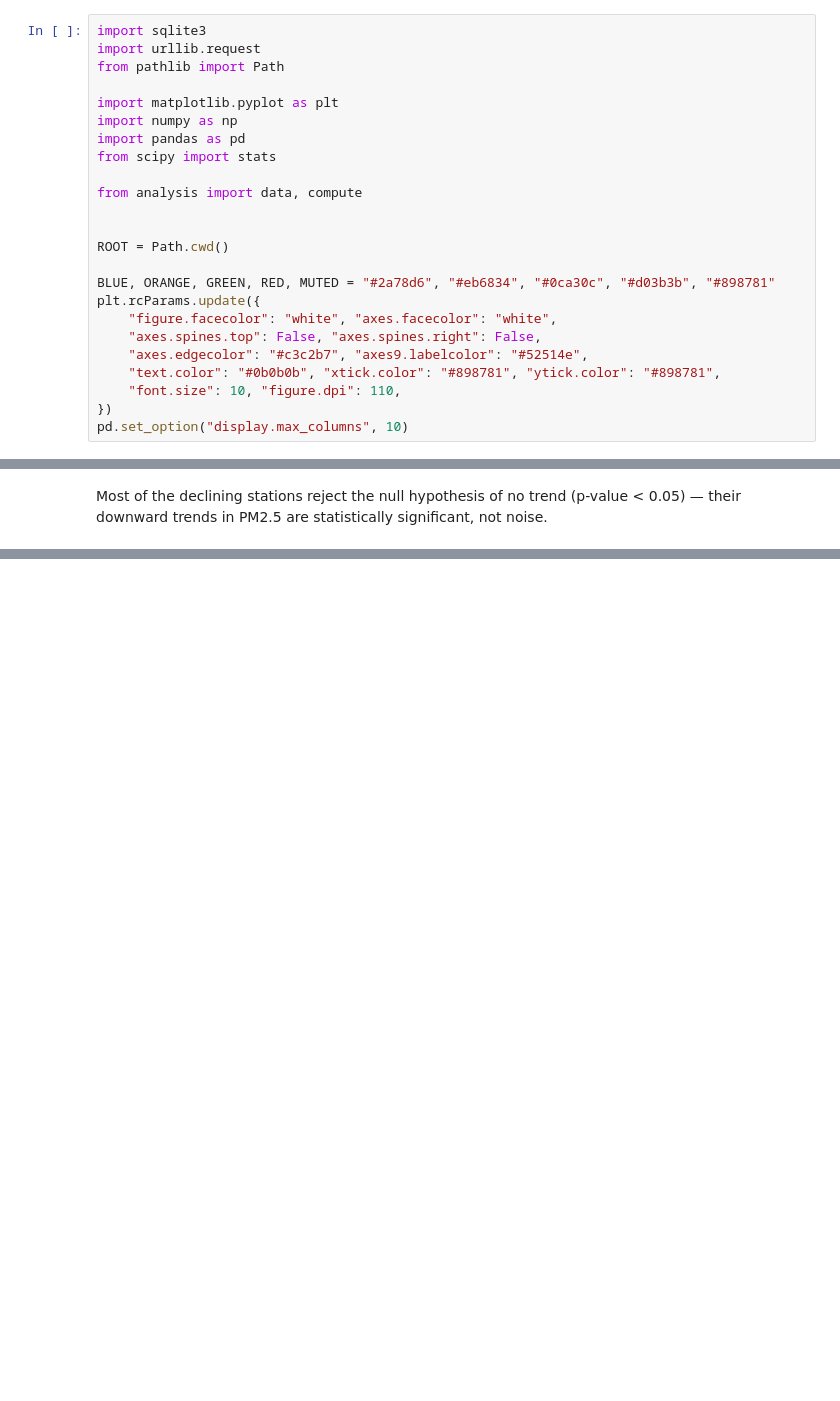
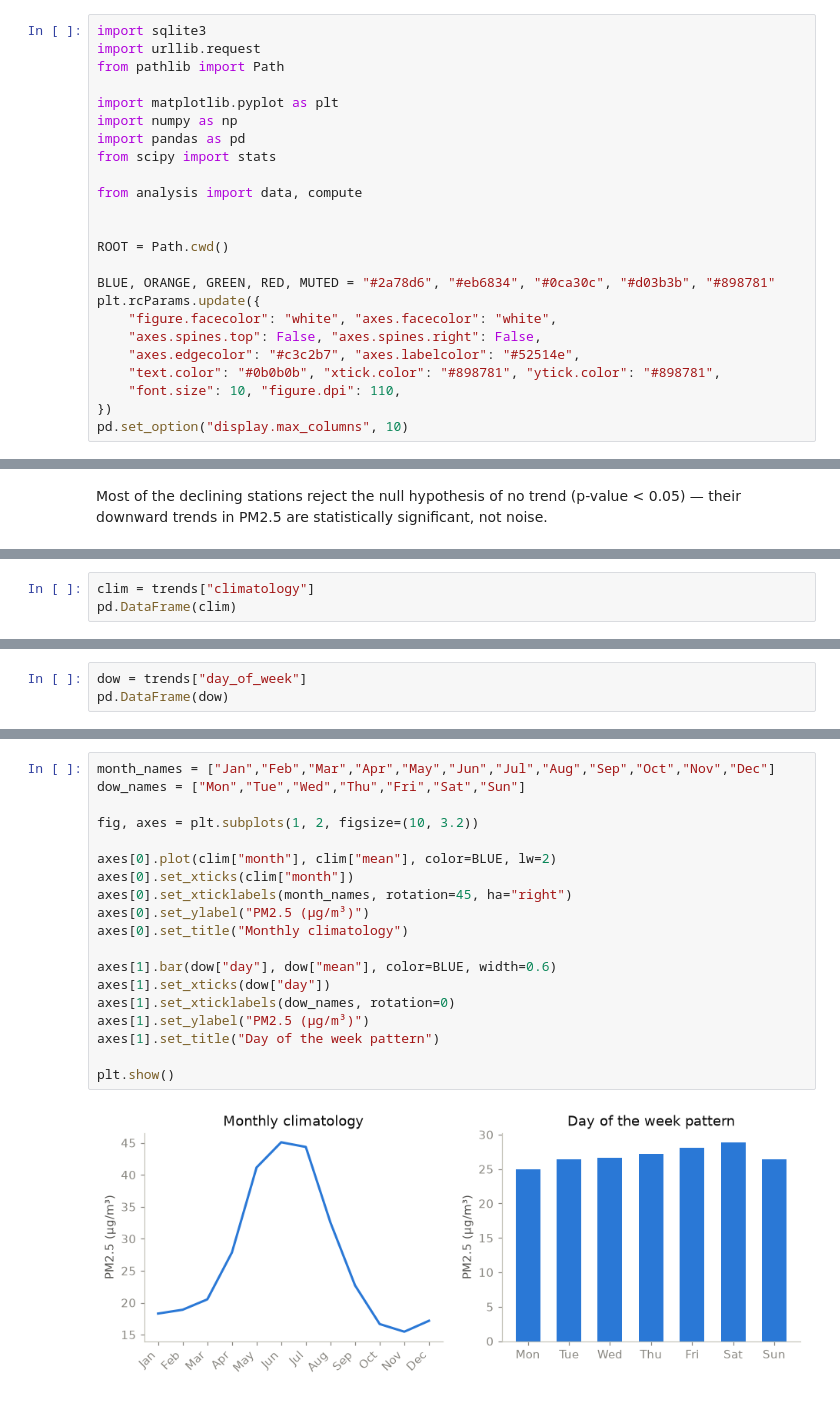
Before and after one commit to GaboAbo/Sinca, a Jupyter notebook: sinca.ipynb, the cells around one changed output, grey strips where cells are left out. Drawn from its saved outputs; the diff is of its cells as text; blank space fills up the shorter version.

Commit message:
Monthly and daily plots added, pearson corr added

```diff
--- a/sinca.ipynb
+++ b/sinca.ipynb
@@ -31,7 +31,7 @@ BLUE, ORANGE, GREEN, RED, MUTED = "#2a78d6", "#eb6834", "#0ca30c", "#d03b3b", "#
 plt.rcParams.update({
     "figure.facecolor": "white", "axes.facecolor": "white",
     "axes.spines.top": False, "axes.spines.right": False,
-    "axes.edgecolor": "#c3c2b7", "axes9.labelcolor": "#52514e",
+    "axes.edgecolor": "#c3c2b7", "axes.labelcolor": "#52514e",
     "text.color": "#0b0b0b", "xtick.color": "#898781", "ytick.color": "#898781",
     "font.size": 10, "figure.dpi": 110,
 })
@@ -314,0 +338,3 @@ Most of the declining stations reject the null hypothesis of no trend (p-value <
+# %%
+clim = trends["climatology"]
+pd.DataFrame(clim)
@@ -314,0 +355,3 @@ Most of the declining stations reject the null hypothesis of no trend (p-value <
+# %%
+dow = trends["day_of_week"]
+pd.DataFrame(dow)
@@ -314,0 +373,21 @@ Most of the declining stations reject the null hypothesis of no trend (p-value <
+# %%
+month_names = ["Jan","Feb","Mar","Apr","May","Jun","Jul","Aug","Sep","Oct","Nov","Dec"]
+dow_names = ["Mon","Tue","Wed","Thu","Fri","Sat","Sun"]
+
+fig, axes = plt.subplots(1, 2, figsize=(10, 3.2))
+
+axes[0].plot(clim["month"], clim["mean"], color=BLUE, lw=2)
+axes[0].set_xticks(clim["month"])
+axes[0].set_xticklabels(month_names, rotation=45, ha="right")
+axes[0].set_ylabel("PM2.5 (µg/m³)")
+axes[0].set_title("Monthly climatology")
+
+axes[1].bar(dow["day"], dow["mean"], color=BLUE, width=0.6)
+axes[1].set_xticks(dow["day"])
+axes[1].set_xticklabels(dow_names, rotation=0)
+axes[1].set_ylabel("PM2.5 (µg/m³)")
+axes[1].set_title("Day of the week pattern")
+
+plt.show()
+# %% [output]
+[figure, added]
```
Also changed, not shown: parts of 15 cells of this notebook.
